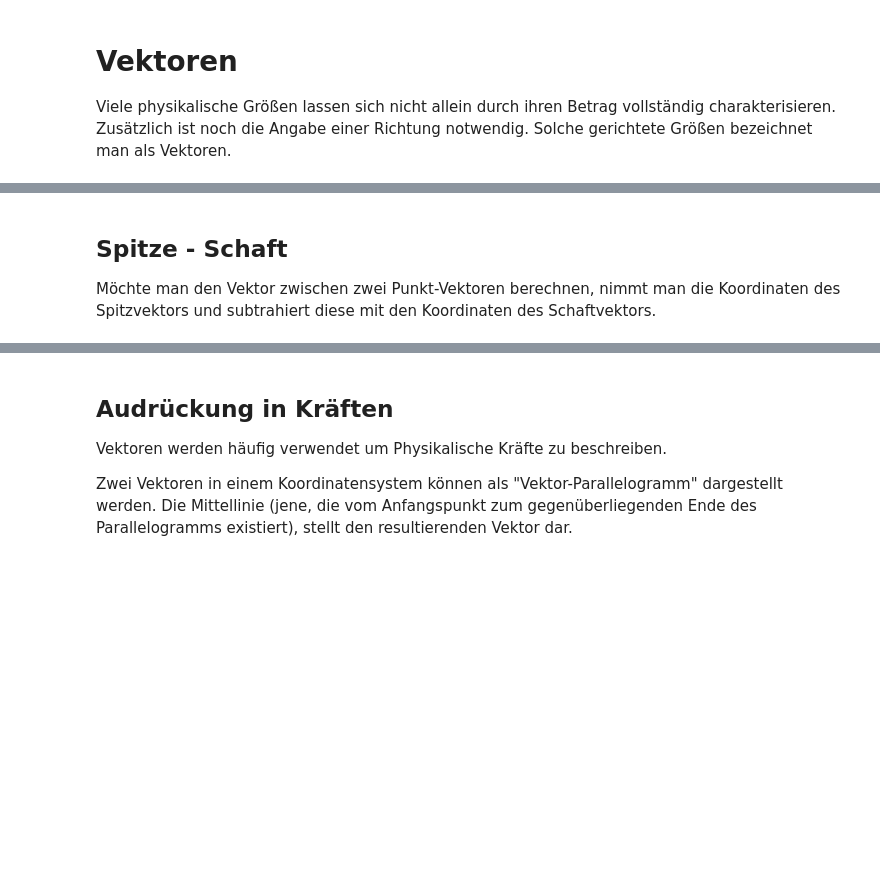
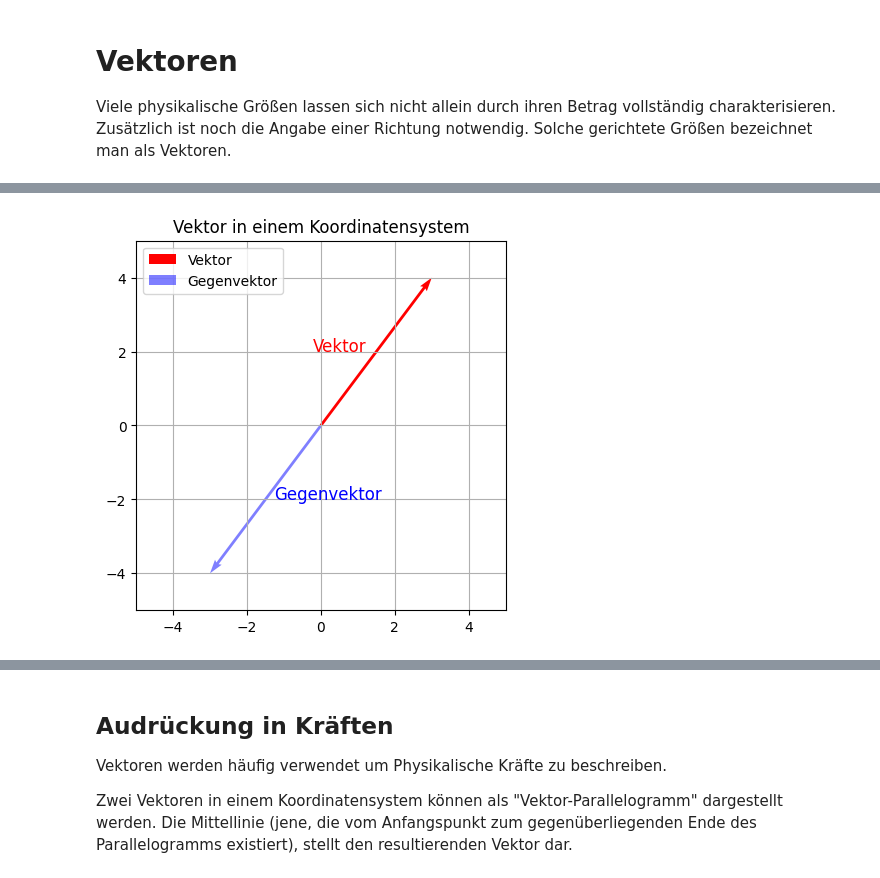
Before and after one commit to Officialstjp/python-math, a Jupyter notebook: Foundations/vectors/01_Vektoren.ipynb, the cells around one changed output, grey strips where cells are left out. Saved outputs shown, nothing was run; the diff lists cells and outputs as text; code cells hidden in the pictures; blank space fills up the shorter version.

```diff
--- a/Foundations/vectors/01_Vektoren.ipynb
+++ b/Foundations/vectors/01_Vektoren.ipynb
@@ -25,10 +34,40 @@ $$
 
 
 ---
-# %% [markdown]
-## Spitze - Schaft
-
-Möchte man den Vektor zwischen zwei Punkt-Vektoren berechnen, nimmt man die Koordinaten des Spitzvektors und subtrahiert diese mit den Koordinaten des Schaftvektors.
+# %%
+# Simple Visualisierung eines Vektors in einem Koordinatensystem
+
+import matplotlib.pyplot as plt
+import numpy as np
+
+# Grid definieren
+fig, ax = plt.subplots()
+ax.set_xlim(-5, 5)
+ax.set_ylim(-5, 5)
+
+ax.grid(True)
+
+# Vektor definieren
+origin = np.array([0, 0])  # Ursprung
+vector = np.array([3, 4])  # Vektor-Komponenten
+
+# Vektor zeichnen
+ax.quiver(*origin, *vector, angles='xy', scale_units='xy', scale=1, color='r')
+ax.set_aspect('equal')
+ax.set_title('Vektor in einem Koordinatensystem')
+
+# Gegenvektor zeichnen
+ax.quiver(*origin, *-vector, angles='xy', scale_units='xy', scale=1, color='b', alpha=0.5)
+ax.legend(['Vektor', 'Gegenvektor'], loc='upper left')
+
+# Beschriftungen hinzufügen
+ax.text(vector[0]/2 - 1, vector[1]/2, 'Vektor', color='r', fontsize=12, ha='center')
+ax.text(-vector[0]/2 + 1.7, -vector[1]/2, 'Gegenvektor', color='b', fontsize=12, ha='center')
+
+
+plt.show()
+# %% [output]
+[figure, added]
 # %% [markdown]
 # Regeln für Vektoren
 
```
Also changed, not shown: parts of 3 cells of this notebook, 15 other files.
